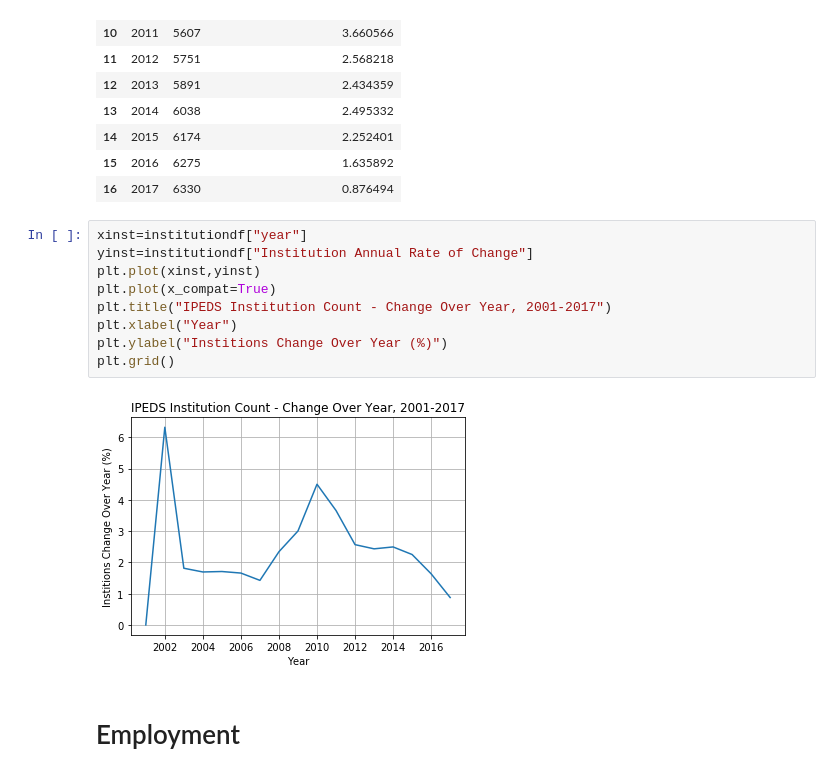
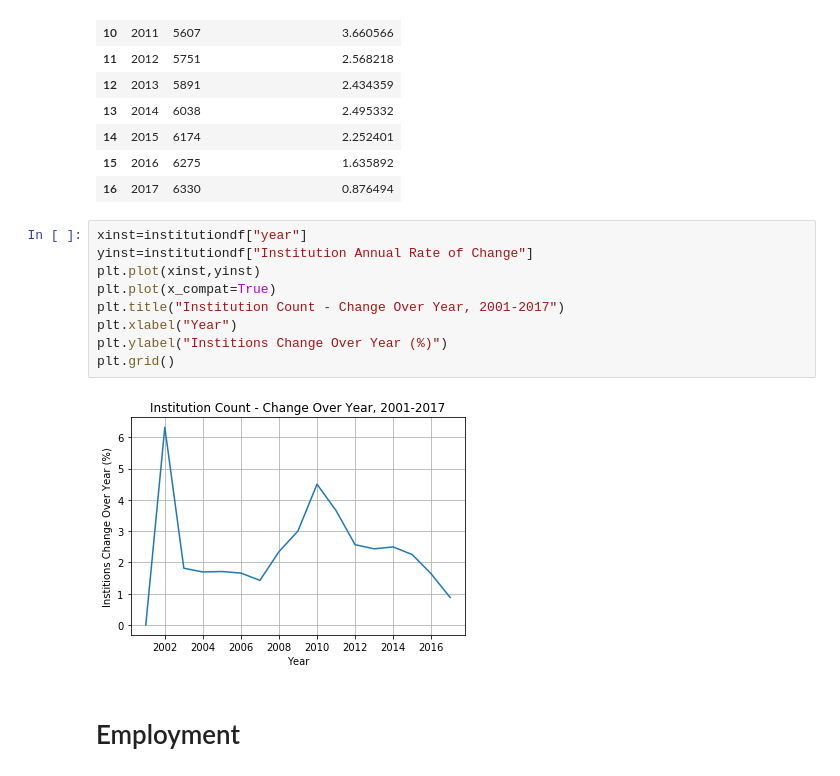
Before and after one commit to grahamb001/Project1, a Jupyter notebook: Combined Enrollment, Employment, and Completion Code.ipynb, the cells around one changed output. Drawn from its saved outputs; the diff is of its cells as text.

```diff
--- a/Combined Enrollment, Employment, and Completion Code.ipynb
+++ b/Combined Enrollment, Employment, and Completion Code.ipynb
@@ -316,14 +317,14 @@ institutiondf
 # %%
 xinst=institutiondf["year"]
 yinst=institutiondf["Institution Annual Rate of Change"]
 plt.plot(xinst,yinst)
 plt.plot(x_compat=True)
-plt.title("IPEDS Institution Count - Change Over Year, 2001-2017")
+plt.title("Institution Count - Change Over Year, 2001-2017")
 plt.xlabel("Year")
 plt.ylabel("Institions Change Over Year (%)")
 plt.grid()
 # %% [output]
-[figure, old version]
+[figure, new version]
 # %% [markdown]
 # Employment
 # %%
```
Also changed, not shown: parts of 6 cells of this notebook, 16 other files.
